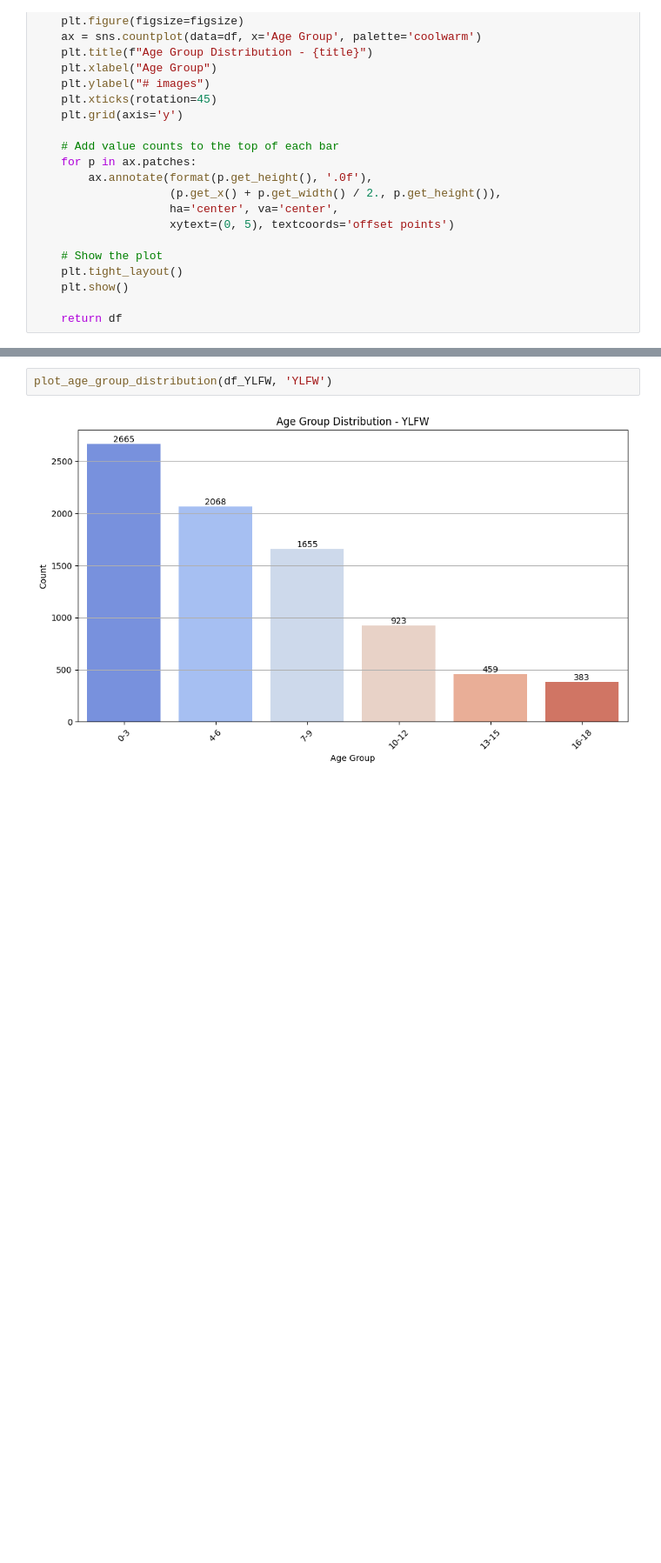
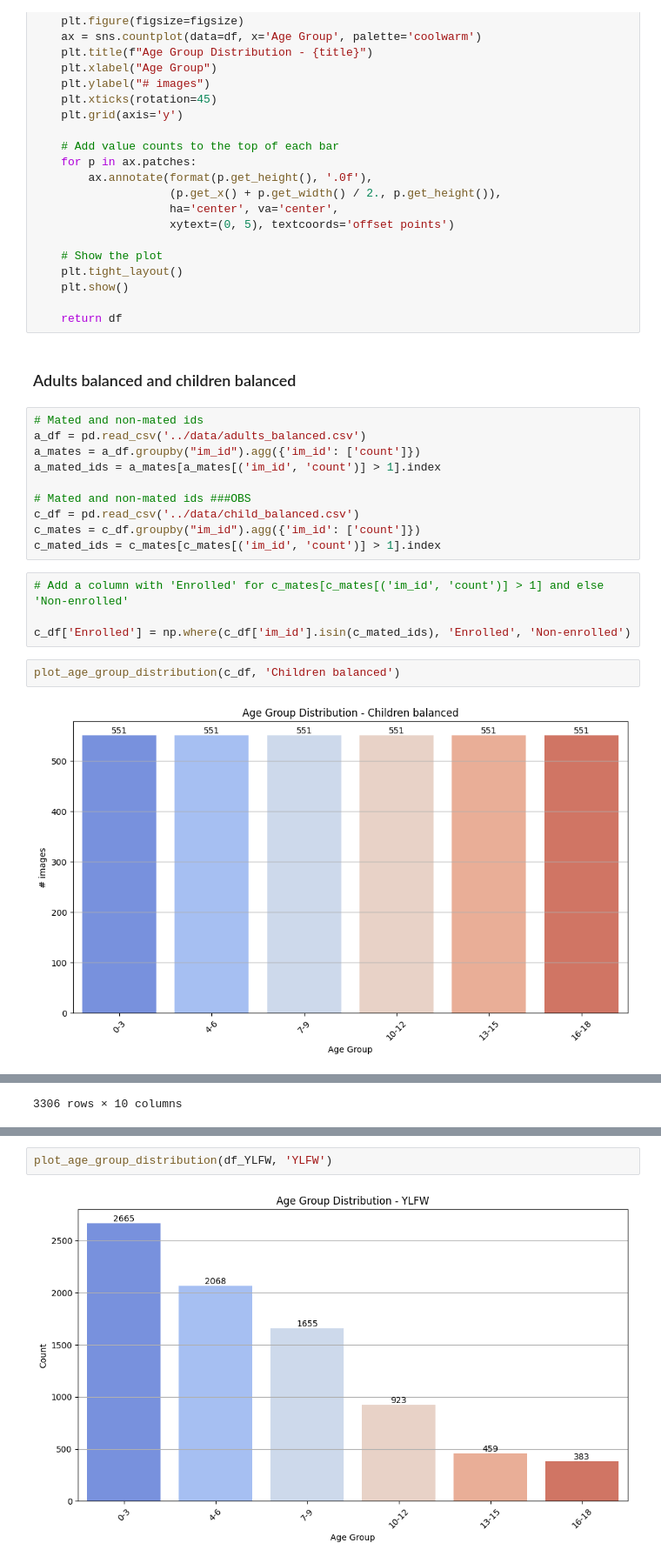
Before and after one commit to Kat-Gabi/Master_Thesis, a Jupyter notebook: notebooks/data_vis/age-estimation_stats.ipynb, the cells around one changed output, grey strips where cells are left out. Shown: that part at 87% size. Saved outputs shown, nothing was run; the diff lists cells and outputs as text; blank space fills up the shorter version.

Commit message:
enrolled vs non-enrolled

```diff
--- a/notebooks/data_vis/age-estimation_stats.ipynb
+++ b/notebooks/data_vis/age-estimation_stats.ipynb
@@ -188,3 +188,23 @@ def plot_age_group_distribution(df, title, figsize=(10, 6)):
     plt.show()
 
     return df
+# %% [markdown]
+### Adults balanced and children balanced
+# %%
+# Mated and non-mated ids
+a_df = pd.read_csv('../data/adults_balanced.csv')
+a_mates = a_df.groupby("im_id").agg({'im_id': ['count']})
+a_mated_ids = a_mates[a_mates[('im_id', 'count')] > 1].index
+
+# Mated and non-mated ids ###OBS
+c_df = pd.read_csv('../data/child_balanced.csv')
+c_mates = c_df.groupby("im_id").agg({'im_id': ['count']})
+c_mated_ids = c_mates[c_mates[('im_id', 'count')] > 1].index
+# %%
+# Add a column with 'Enrolled' for c_mates[c_mates[('im_id', 'count')] > 1] and else 'Non-enrolled'
+
+c_df['Enrolled'] = np.where(c_df['im_id'].isin(c_mated_ids), 'Enrolled', 'Non-enrolled')
+# %%
+plot_age_group_distribution(c_df, 'Children balanced')
+# %% [output]
+[figure, added]
@@ -190,0 +223 @@ def plot_age_group_distribution(df, title, figsize=(10, 6)):
+3306 rows × 10 columns
```
Also changed, not shown: parts of 8 cells of this notebook, 3 other files.
